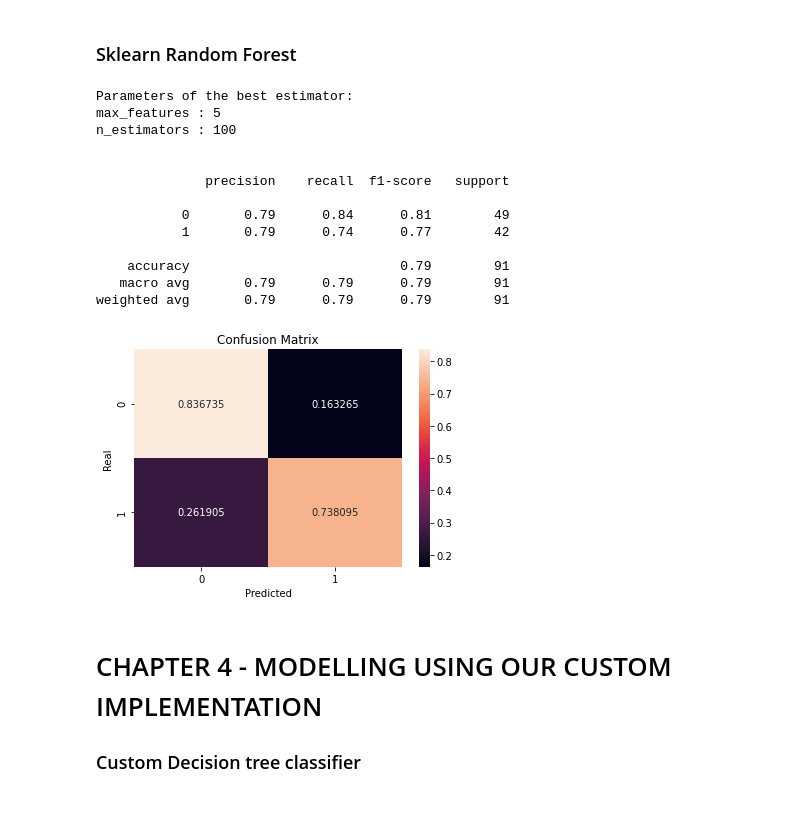
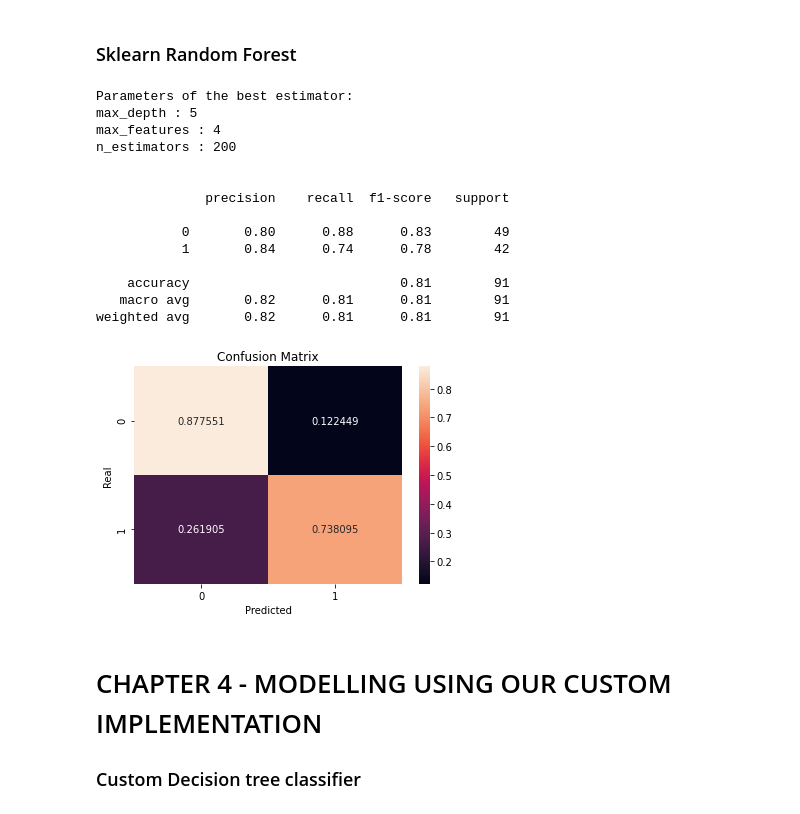
Before and after one commit to iberius96/Classification-task-for-heart-condition, a Jupyter notebook: main.ipynb, the cells around one changed output. Cells and saved outputs as stored; diff of their text form; code cells hidden in the pictures.

```diff
--- a/main.ipynb
+++ b/main.ipynb
@@ -432,8 +435,0 @@ TODO
-# %%
-'''from category_encoders import TargetEncoder
-
-high_cardinality_cols = ['chest_pain', 'resting_ecg', 'st_slope', 'nr_major_vessels', 'thalassemia']
-encoder = TargetEncoder()
-
-for column in high_cardinality_cols:
-    df[column] = encoder.fit_transform(df[column], df['condition'])'''
@@ -1504,56 +1507,53 @@ weighted avg       0.74      0.74      0.73        91
 # %% [markdown]
 ### Sklearn Random Forest
 # %%
-'''start_time = time.time()
-sklearn_forest = RandomForestClassifier(random_state=42)
-sklearn_forest.fit(X_train_SMOTE, y_train_SMOTE.to_numpy().flatten())
-end_time = time.time() - start_time
-
-score_model(model = sklearn_forest,
-            X = X_test,
-            y = y_test,
-            library_name = 'Sklearn',
-            algorithm_name = 'Random Forest (Not tuned)',
-            fit_time = end_time)'''
-
-# Tuned Random Forest
 sklearn_forest_grid = {
     'max_features': range(4,21),
-    'n_estimators': [100, 200, 300, 400]
+    'n_estimators': [100, 200, 300, 400],
+    'max_depth': [5, 10, 20, 30]
 }
 
 sklearn_forest_params = get_best_estimator(_param_grid = sklearn_forest_grid,
                                            _estimator = RandomForestClassifier(random_state=42),
                                            X = X_train_SMOTE,
                                            y = y_train_SMOTE.to_numpy().flatten(),
                                            _scoring='roc_auc')
 
 start_time = time.time()
 sklearn_forest = RandomForestClassifier(**sklearn_forest_params, random_state=42)
 sklearn_forest.fit(X_train_SMOTE, y_train_SMOTE.to_numpy().flatten())
 end_time = time.time() - start_time
 
+'''score_model(model = sklearn_forest,
+            X = X_train_SMOTE,
+            y = y_train_SMOTE,
+            library_name = 'Sklearn',
+            algorithm_name = 'Random Forest',
+            fit_time = end_time,
+            add_to_df = False)'''
+
 score_model(model = sklearn_forest,
             X = X_test,
             y = y_test,
             library_name = 'Sklearn',
             algorithm_name = 'Random Forest',
             fit_time = end_time)
 # %% [output]
 Parameters of the best estimator:
-max_features : 5
-n_estimators : 100
+max_depth : 5
+max_features : 4
+n_estimators : 200
 
 
               precision    recall  f1-score   support
 
-           0       0.79      0.84      0.81        49
-           1       0.79      0.74      0.77        42
+           0       0.80      0.88      0.83        49
+           1       0.84      0.74      0.78        42
 
-    accuracy                           0.79        91
-   macro avg       0.79      0.79      0.79        91
-weighted avg       0.79      0.79      0.79        91
+    accuracy                           0.81        91
+   macro avg       0.82      0.81      0.81        91
+weighted avg       0.82      0.81      0.81        91
-[figure, old version]
+[figure, new version]
 # %% [markdown]
 # CHAPTER 4 - MODELLING USING OUR CUSTOM IMPLEMENTATION <a class="anchor" id="4"></a>
 
```
Also changed, not shown: parts of 21 cells of this notebook, 4 other files.
